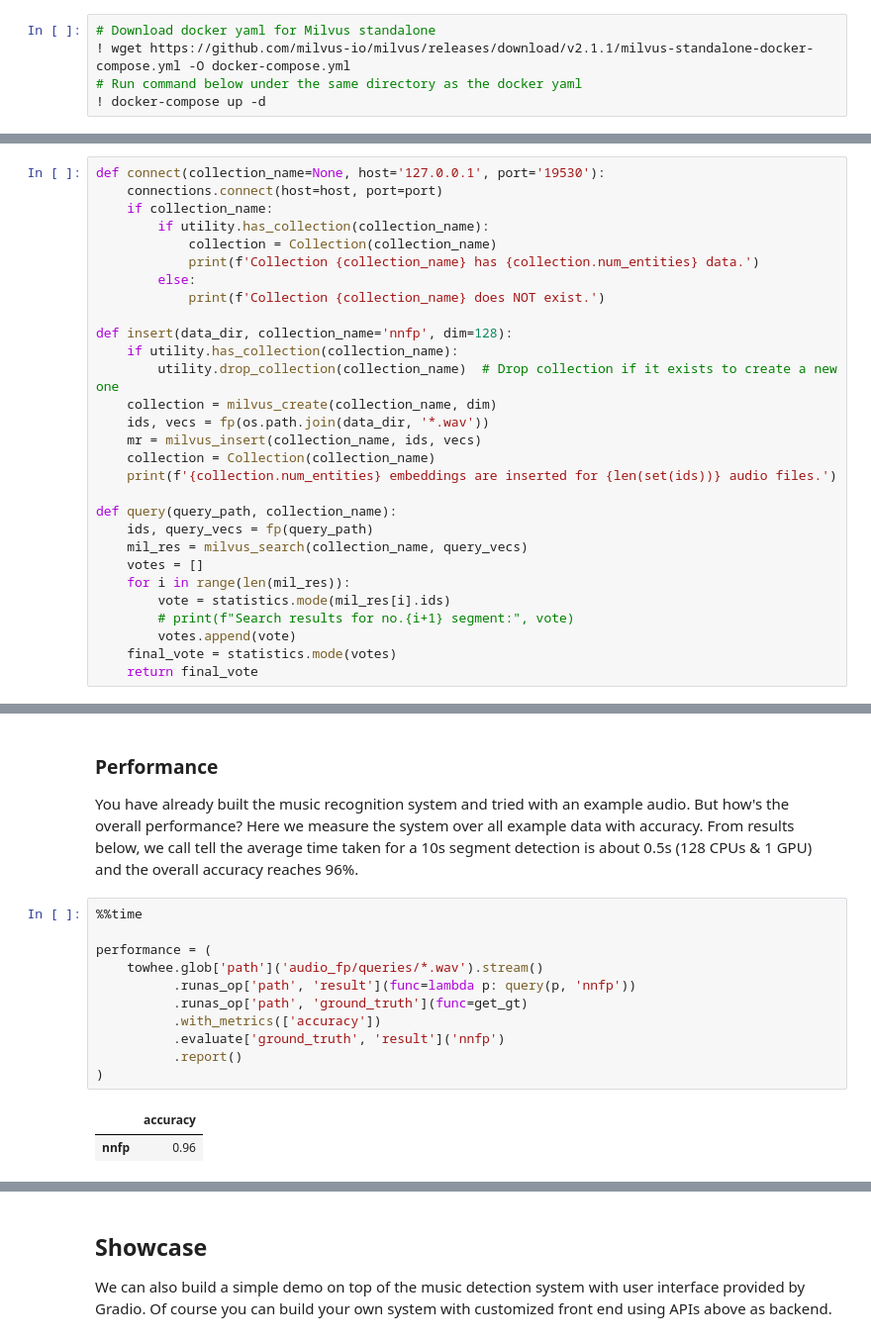
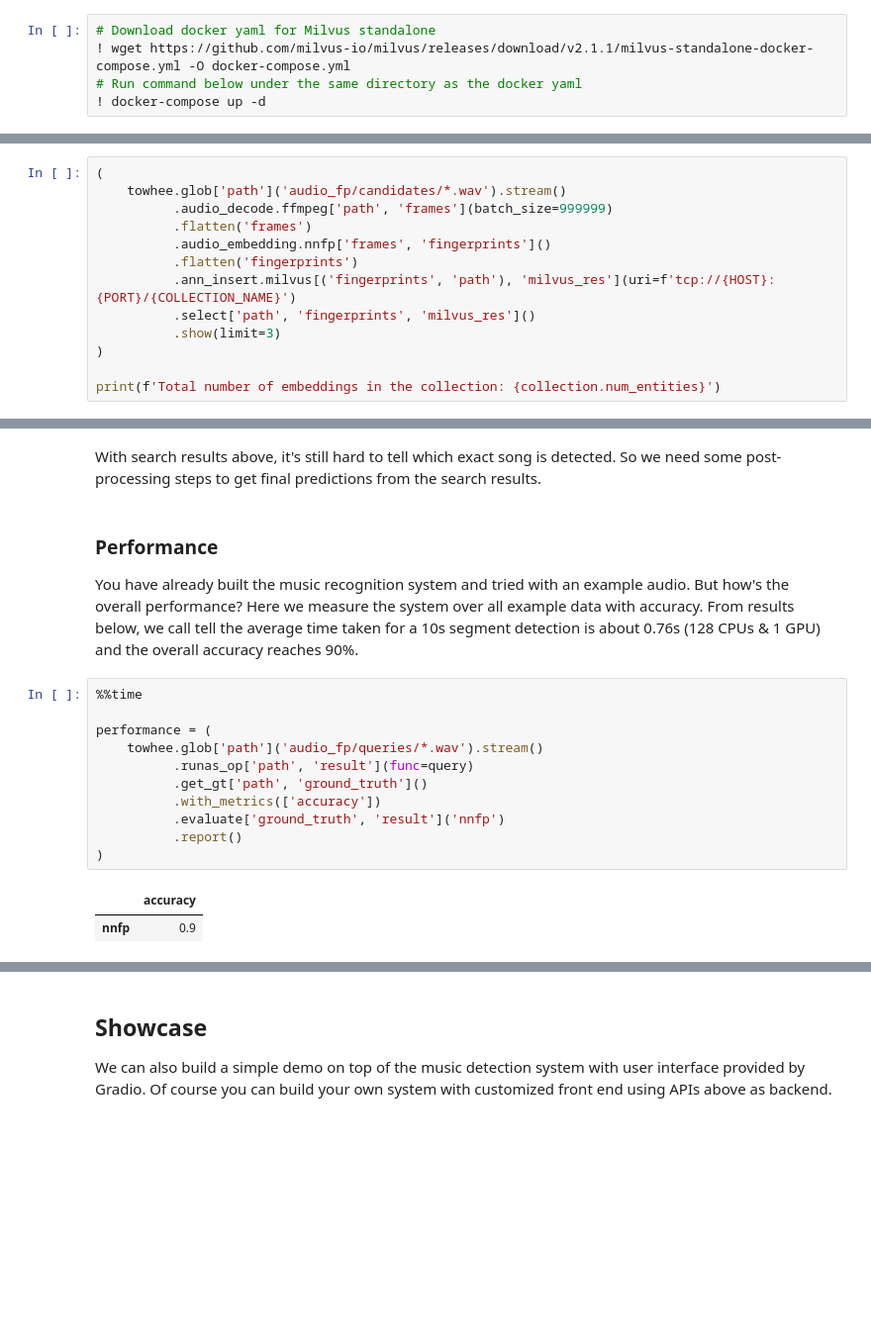
Before and after one commit to towhee-io/examples, a Jupyter notebook: audio/audio_fingerprint/audio_fingerprint_beginner.ipynb, the cells around one changed output, grey strips where cells are left out. Shown at 99% size. Drawn from its saved outputs; the diff is of its cells as text; blank space fills up the shorter version.

Commit message:
Debug beginner notebook for audio fp
Signed-off-by: Jael Gu <mengjia.gu@zilliz.com>

```diff
--- a/audio/audio_fingerprint/audio_fingerprint_beginner.ipynb
+++ b/audio/audio_fingerprint/audio_fingerprint_beginner.ipynb
@@ -186,29 +190,13 @@ With all functions above, we can create our APIs needed to build system:
 # %%
-def connect(collection_name=None, host='127.0.0.1', port='19530'):
-    connections.connect(host=host, port=port)
-    if collection_name:
-        if utility.has_collection(collection_name):
-            collection = Collection(collection_name)
-            print(f'Collection {collection_name} has {collection.num_entities} data.')
-        else:
-            print(f'Collection {collection_name} does NOT exist.')
+(
+    towhee.glob['path']('audio_fp/candidates/*.wav').stream()
+          .audio_decode.ffmpeg['path', 'frames'](batch_size=999999)
+          .flatten('frames')
+          .audio_embedding.nnfp['frames', 'fingerprints']()
+          .flatten('fingerprints')
+          .ann_insert.milvus[('fingerprints', 'path'), 'milvus_res'](uri=f'tcp://{HOST}:{PORT}/{COLLECTION_NAME}')
+          .select['path', 'fingerprints', 'milvus_res']()
+          .show(limit=3)
+)
 
-def insert(data_dir, collection_name='nnfp', dim=128):
-    if utility.has_collection(collection_name):
-        utility.drop_collection(collection_name)  # Drop collection if it exists to create a new one
-    collection = milvus_create(collection_name, dim)
-    ids, vecs = fp(os.path.join(data_dir, '*.wav'))
-    mr = milvus_insert(collection_name, ids, vecs)
-    collection = Collection(collection_name)
-    print(f'{collection.num_entities} embeddings are inserted for {len(set(ids))} audio files.')
-
-def query(query_path, collection_name):
-    ids, query_vecs = fp(query_path)
-    mil_res = milvus_search(collection_name, query_vecs)
-    votes = []
-    for i in range(len(mil_res)):
-        vote = statistics.mode(mil_res[i].ids)
-        # print(f"Search results for no.{i+1} segment:", vote)
-        votes.append(vote)
-    final_vote = statistics.mode(votes)
-    return final_vote
+print(f'Total number of embeddings in the collection: {collection.num_entities}')
@@ -257,18 +264,20 @@ Final result for audio_fp/queries/q0003_blues.00002_snr2_stairway4.wav: audio_fp
+# %% [markdown]
+With search results above, it's still hard to tell which exact song is detected. So we need some post-processing steps to get final predictions from the search results.
 # %% [markdown]
 ### Performance
 
-You have already built the music recognition system and tried with an example audio. But how's the overall performance? Here we measure the system over all example data with accuracy. From results below, we call tell the average time taken for a 10s segment detection is about 0.5s (128 CPUs & 1 GPU) and the overall accuracy reaches 96%.
+You have already built the music recognition system and tried with an example audio. But how's the overall performance? Here we measure the system over all example data with accuracy. From results below, we call tell the average time taken for a 10s segment detection is about 0.76s (128 CPUs & 1 GPU) and the overall accuracy reaches 90%.
 # %%
 %%time
 
 performance = (
     towhee.glob['path']('audio_fp/queries/*.wav').stream()
-          .runas_op['path', 'result'](func=lambda p: query(p, 'nnfp'))
-          .runas_op['path', 'ground_truth'](func=get_gt)
+          .runas_op['path', 'result'](func=query)
+          .get_gt['path', 'ground_truth']()
           .with_metrics(['accuracy'])
           .evaluate['ground_truth', 'result']('nnfp')
           .report()
 )
 # %% [output]
 |  | accuracy |
-| nnfp | 0.96 |
+| nnfp | 0.9 |
```
Also changed, not shown: parts of 20 cells of this notebook, 1 other file.
